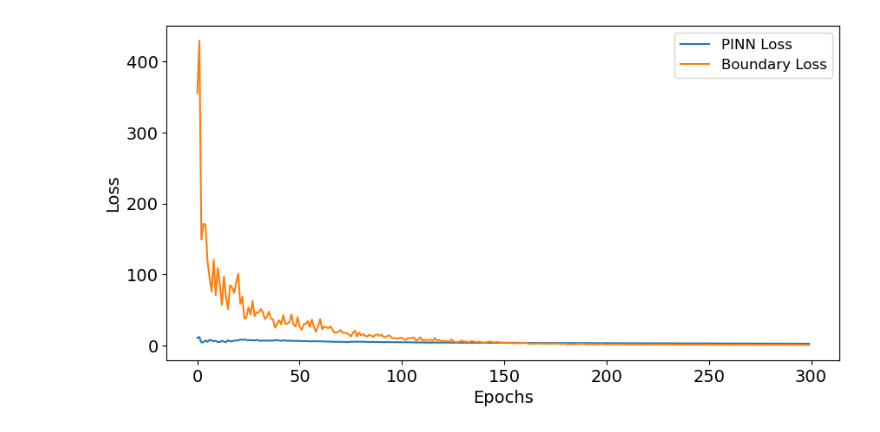
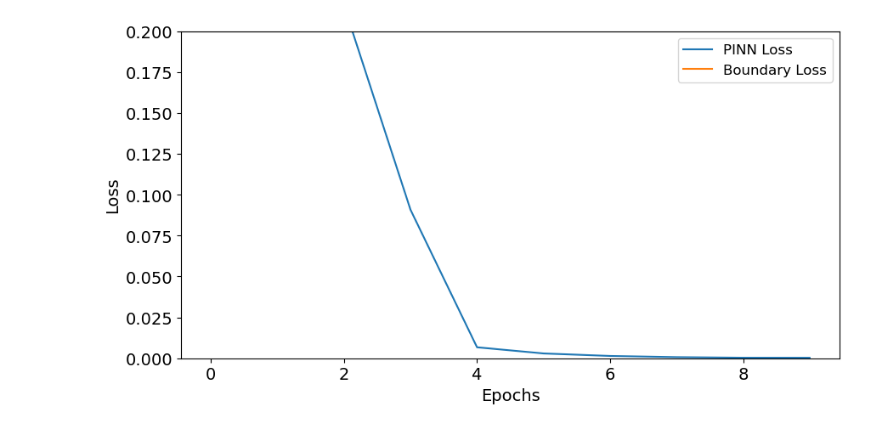
Before and after one commit to linneawolniewicz/pinns, a Jupyter notebook: figures/visualize.ipynb, the cells around one changed output. Saved outputs shown, nothing was run; the diff lists cells and outputs as text; code cells hidden in the pictures.

```diff
--- a/figures/visualize.ipynb
+++ b/figures/visualize.ipynb
@@ -9,7 +9,7 @@ from matplotlib.ticker import (LogLocator)
 from IPython.display import HTML
 mpl.rcParams.update({'font.size': 14})
 # %%
-filename = ''
+filename = 'no_boundary_loss'
 
 # Load PINN outputs
 with open('pickles/pinn_loss_' + filename + '.pkl', 'rb') as file:
@@ -97,17 +97,17 @@ plt.savefig('prediction.png')
 # %%
 # Plot loss
 fig = plt.figure(figsize=(10, 5))
 
 plt.plot(pinn_loss, label='PINN Loss')
 plt.plot(boundary_loss, label='Boundary Loss')
 
-plt.ylim(0, 10)
+plt.ylim(0, 0.2)
 plt.xlabel('Epochs')
 plt.ylabel('Loss')
 plt.legend(prop={'size': 12})
 plt.savefig("loss.png")
 # %% [output]
-[figure, old version]
+[figure, new version]
 # %%
 # Visualize J(r, T) over the epochs
 for i in range(epochs):
```
Also changed, not shown: parts of 3 cells of this notebook, 10 other files.
